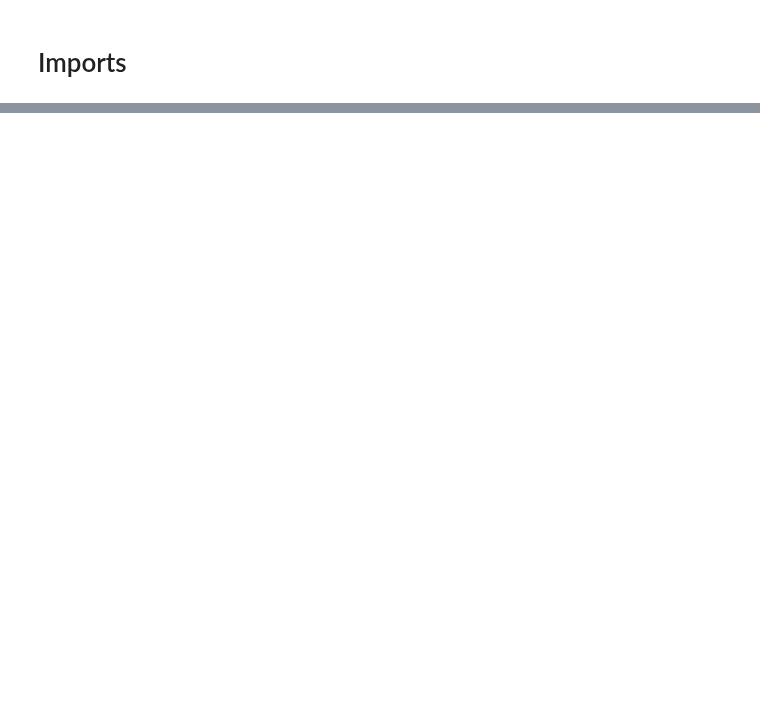
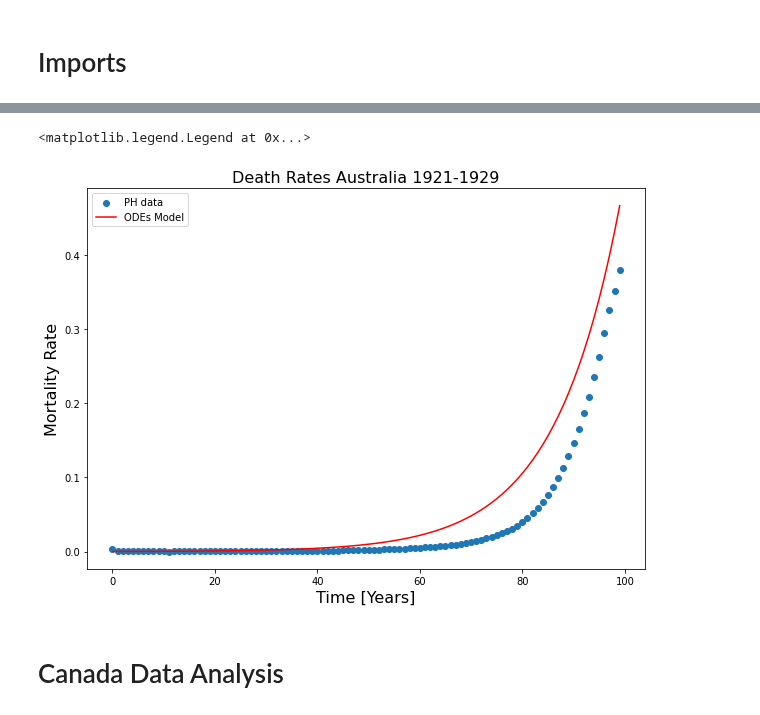
Before and after one commit to Rafther0112/Human_Aging_Research, a Jupyter notebook: friday_21_28/death_rates/data_analysis.ipynb, the cells around one changed output, grey strips where cells are left out. Cells and saved outputs as stored; diff of their text form; code cells hidden in the pictures; blank space fills up the shorter version.

```diff
--- a/friday_21_28/death_rates/data_analysis.ipynb
+++ b/friday_21_28/death_rates/data_analysis.ipynb
@@ -124,0 +202,15 @@ plt.plot(edad, beta_values)
+# %%
+plt.figure(figsize=(10,7))
+plt.title(r"Death Rates Australia 1921-1929", fontsize = 16)
+plt.xlabel(r"Time [Years]", fontsize = 16)
+plt.ylabel(r"Mortality Rate", fontsize = 16)
+plt.scatter(datos_generales["Ages"], datos_generales["2010-2019"], label = "PH data")
+plt.plot(gompertz_law_differential_equation[0:100], label = "ODEs Model", color = "red")
+
+#plt.plot(gompertz_law_stochastic_simulation[0:100], label = "Stochastic Simulation", color = "green")
+plt.legend()
+# %% [output]
+<matplotlib.legend.Legend at 0x...>
+[figure, added]
+# %% [markdown]
+# Canada Data Analysis
```
Also changed, not shown: parts of 36 cells of this notebook, 11 other files.
